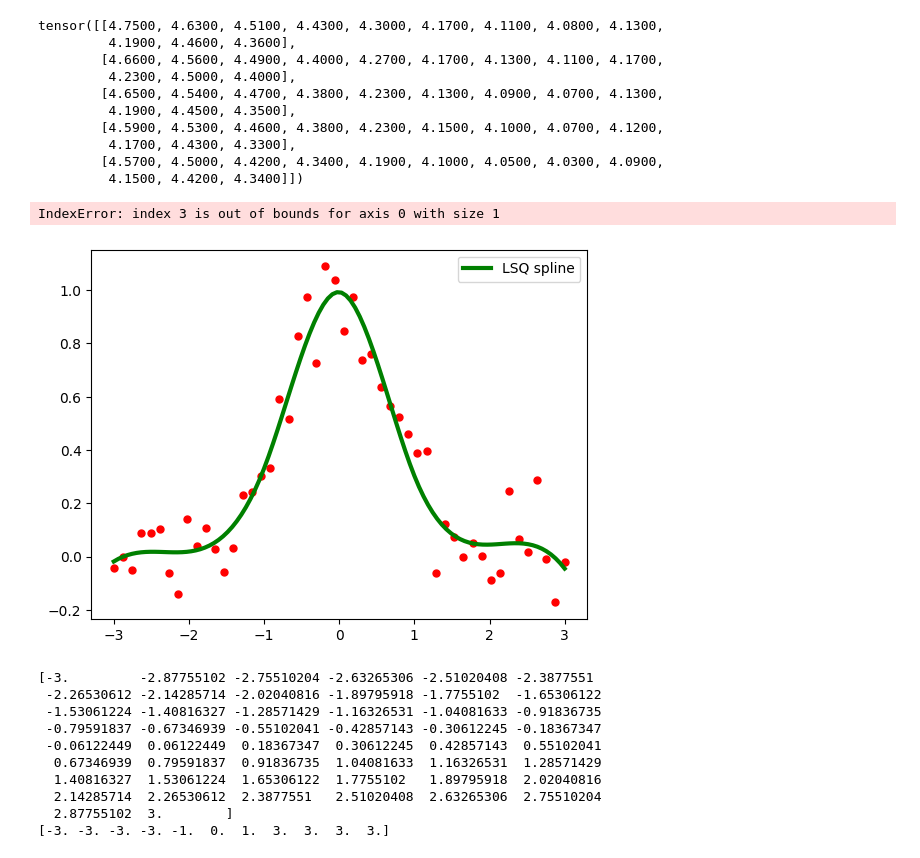
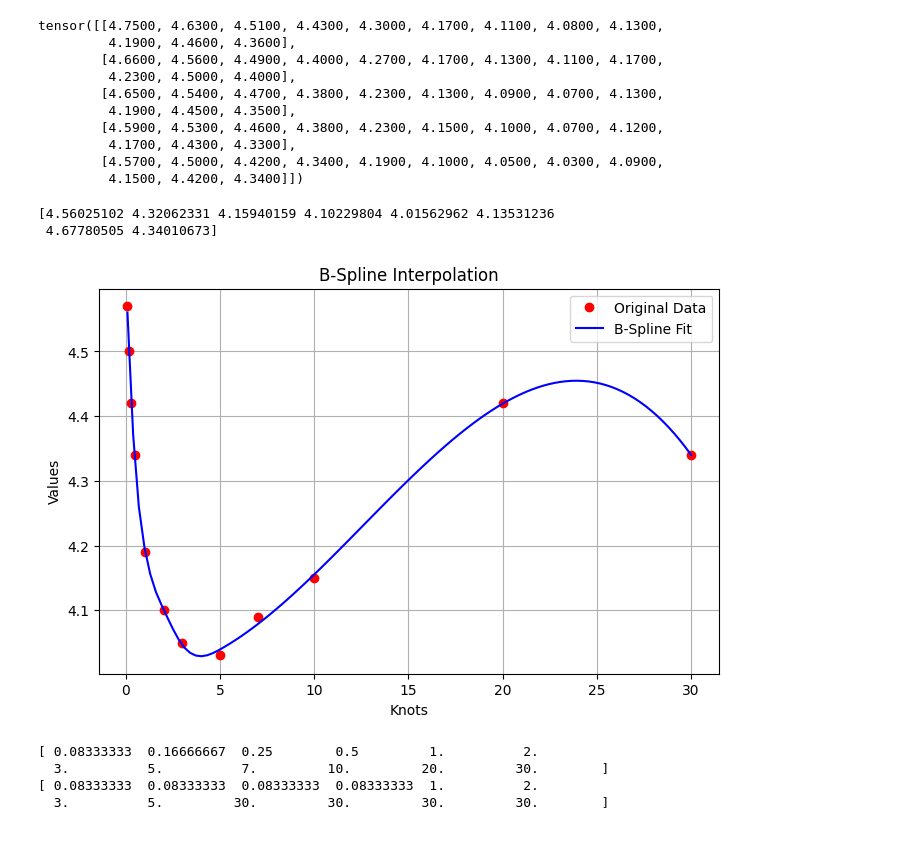
Before and after one commit to QuanPham19/functional-kan, a Jupyter notebook: phase_2/pytorch/test.ipynb, the cells around one changed output. Cells and saved outputs as stored; diff of their text form; code cells hidden in the pictures.

```diff
--- a/phase_2/pytorch/test.ipynb
+++ b/phase_2/pytorch/test.ipynb
@@ -96,73 +96,49 @@ tensor([[4.7500, 4.6300, 4.5100, 4.4300, 4.3000, 4.1700, 4.1100, 4.0800, 4.1300,
 # %%
 import numpy as np
 import matplotlib.pyplot as plt
 from scipy.interpolate import make_lsq_spline, BSpline
 
 # Assume `data` is a DataFrame with numerical values
 # obj = data.head(1).values.flatten()  # Extract first row as an array
 x = np.array([1/12, 2/12, 3/12, 6/12, 1, 2, 3, 5, 7, 10, 20, 30])
-y = data.head(1).values.flatten()  # Extract first row as an array
+y = data.iloc[-1, :].values.flatten()  # Extract first row as an array
 
 # Define knots (assuming `knots` is predefined)
-k = 3  # Cubic B-spline
-t = np.linspace(-1, 31, 1)
+t = [1, 2, 3, 5]
+k = 3
+t = np.r_[(x[0],)*(k+1),
+          t,
+          (x[-1],)*(k+1)]
+# t = np.r_[(0, 1/24, 1/12, 2/12), t, (15, 20, 25, 30)]
+# print(t)
 
-# Fit B-Spline
+# # Fit B-Spline
 spline = make_lsq_spline(x, y, t, k)
+print(spline.c)
+# print(y)
 
 # if k > 0 and np.any((x < t[k]) | (x > t[-k])): > 1643     raise ValueError('Out of bounds w/ x = %s.' % x)
 # Generate smooth values for plotting
-knots_fine = np.linspace(min(knots), max(knots), 100)
+x_fine = np.linspace(min(x), max(x), 100)
 y_fine = spline(knots_fine)  # Evaluate B-spline
 
 # Plot the interpolation
 plt.figure(figsize=(8, 5))
-plt.plot(knots, obj, 'ro', label='Original Data')  # Original points
-plt.plot(knots_fine, y_fine, 'b-', label='B-Spline Fit')  # B-Spline curve
+plt.plot(x, y, 'ro', label='Original Data')  # Original points
+plt.plot(x_fine, y_fine, 'b-', label='B-Spline Fit')  # B-Spline curve
 plt.xlabel('Knots')
 plt.ylabel('Values')
 plt.title('B-Spline Interpolation')
 plt.legend()
 plt.grid(True)
 plt.show()
 print(x)
 print(t)
 # %% [output]
-IndexError: index 3 is out of bounds for axis 0 with size 1
+[4.56025102 4.32062331 4.15940159 4.10229804 4.01562962 4.13531236
+ 4.67780505 4.34010673]
+[figure, added]
+[ 0.08333333  0.16666667  0.25        0.5         1.          2.
+  3.          5.          7.         10.         20.         30.        ]
+[ 0.08333333  0.08333333  0.08333333  0.08333333  1.          2.
+  3.          5.         30.         30.         30.         30.        ]
-# %%
-import numpy as np
-import matplotlib.pyplot as plt
-rng = np.random.default_rng()
-x = np.linspace(-3, 3, 50)
-y = np.exp(-x**2) + 0.1 * rng.standard_normal(50)
-
-from scipy.interpolate import make_lsq_spline, BSpline
-t = [-1, 0, 1]
-k = 3
-t = np.r_[(x[0],)*(k+1),
-          t,
-          (x[-1],)*(k+1)]
-spl = make_lsq_spline(x, y, t, k)
-
-xs = np.linspace(-3, 3, 100)
-plt.plot(x, y, 'ro', ms=5)
-plt.plot(xs, spl(xs), 'g-', lw=3, label='LSQ spline')
-# plt.plot(xs, spl_i(xs), 'b-', lw=3, alpha=0.7, label='interp spline')
-plt.legend(loc='best')
-plt.show()
-# %% [output]
-[figure, removed]
-# %%
-print(x)
-print(t)
-# %% [output]
-[-3.         -2.87755102 -2.75510204 -2.63265306 -2.51020408 -2.3877551
- -2.26530612 -2.14285714 -2.02040816 -1.89795918 -1.7755102  -1.65306122
- -1.53061224 -1.40816327 -1.28571429 -1.16326531 -1.04081633 -0.91836735
- -0.79591837 -0.67346939 -0.55102041 -0.42857143 -0.30612245 -0.18367347
- -0.06122449  0.06122449  0.18367347  0.30612245  0.42857143  0.55102041
-  0.67346939  0.79591837  0.91836735  1.04081633  1.16326531  1.28571429
-  1.40816327  1.53061224  1.65306122  1.7755102   1.89795918  2.02040816
-  2.14285714  2.26530612  2.3877551   2.51020408  2.63265306  2.75510204
-  2.87755102  3.        ]
-[-3. -3. -3. -3. -1.  0.  1.  3.  3.  3.  3.]
```
Also changed, not shown: parts of 2 cells of this notebook.
